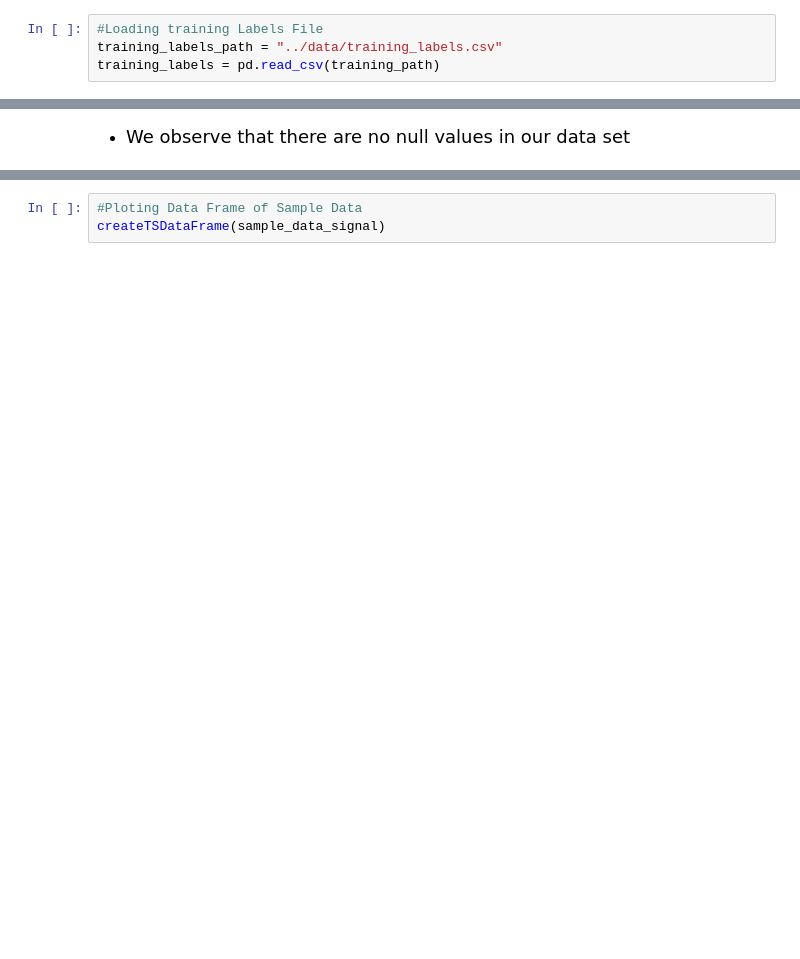
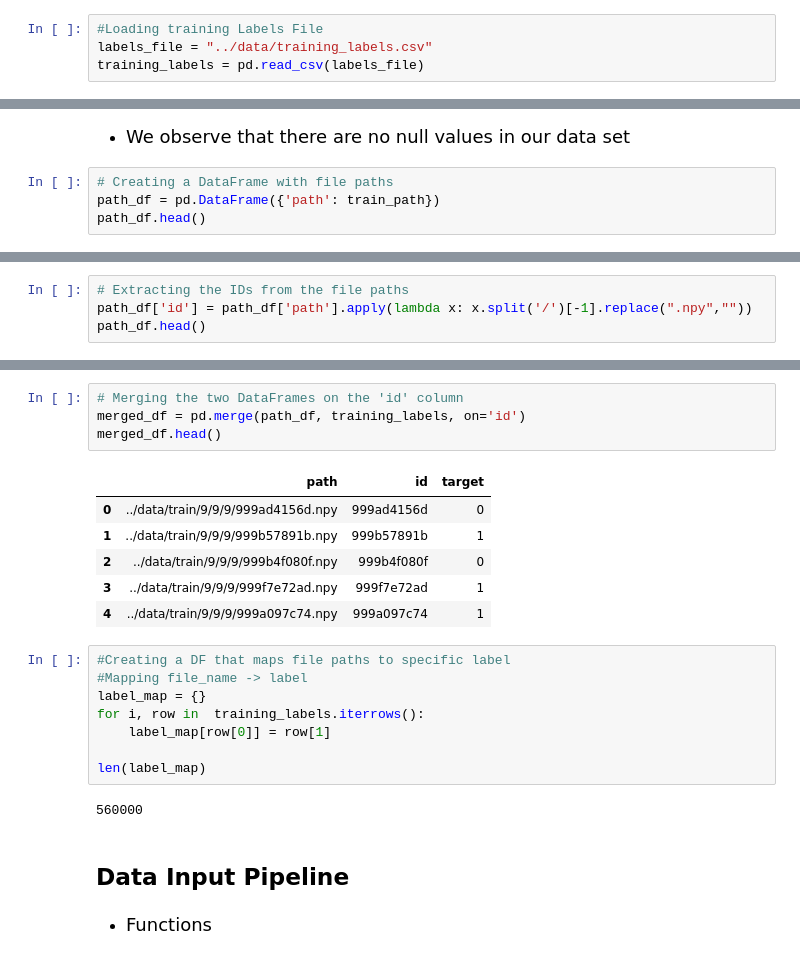
Before and after one commit to RobinRosculete/Gravitational-Wave-Detection, a Jupyter notebook: notebooks/GWDataPreprocessing.ipynb, the cells around one changed output, grey strips where cells are left out. Saved outputs shown, nothing was run; the diff lists cells and outputs as text; blank space fills up the shorter version.

```diff
--- a/notebooks/GWDataPreprocessing.ipynb
+++ b/notebooks/GWDataPreprocessing.ipynb
@@ -191,5 +228,5 @@ qSpectrogramPlot(qspecgram_no_signal)
 - ## Training Label Data Analysis
 # %%
 #Loading training Labels File
-training_labels_path = "../data/training_labels.csv"
-training_labels = pd.read_csv(training_path)
+labels_file = "../data/training_labels.csv"
+training_labels = pd.read_csv(labels_file)
@@ -209,2 +265,6 @@ training_labels.isnull().sum()
 # %% [markdown]
 - <font size = 4> We observe that there are no null values in our data set
+# %%
+# Creating a DataFrame with file paths
+path_df = pd.DataFrame({'path': train_path})
+path_df.head()
@@ -210,0 +278,4 @@ training_labels.isnull().sum()
+# %%
+# Extracting the IDs from the file paths
+path_df['id'] = path_df['path'].apply(lambda x: x.split('/')[-1].replace(".npy",""))
+path_df.head()
@@ -211,3 +289,25 @@ training_labels.isnull().sum()
+# %%
+# Merging the two DataFrames on the 'id' column
+merged_df = pd.merge(path_df, training_labels, on='id')
+merged_df.head()
+# %% [output]
+|  | path | id | target |
+| 0 | ../data/train/9/9/9/999ad4156d.npy | 999ad4156d | 0 |
+| 1 | ../data/train/9/9/9/999b57891b.npy | 999b57891b | 1 |
+| 2 | ../data/train/9/9/9/999b4f080f.npy | 999b4f080f | 0 |
+| 3 | ../data/train/9/9/9/999f7e72ad.npy | 999f7e72ad | 1 |
+| 4 | ../data/train/9/9/9/999a097c74.npy | 999a097c74 | 1 |
 # %%
-#Ploting Data Frame of Sample Data
-createTSDataFrame(sample_data_signal)
+#Creating a DF that maps file paths to specific label
+#Mapping file_name -> label
+label_map = {}
+for i, row in  training_labels.iterrows():
+    label_map[row[0]] = row[1]
+
+len(label_map)
+# %% [output]
+560000
+# %% [markdown]
+## Data Input Pipeline
+# %% [markdown]
+- <font size =4> Functions
```
Also changed, not shown: parts of 27 cells of this notebook, 2 other files.
